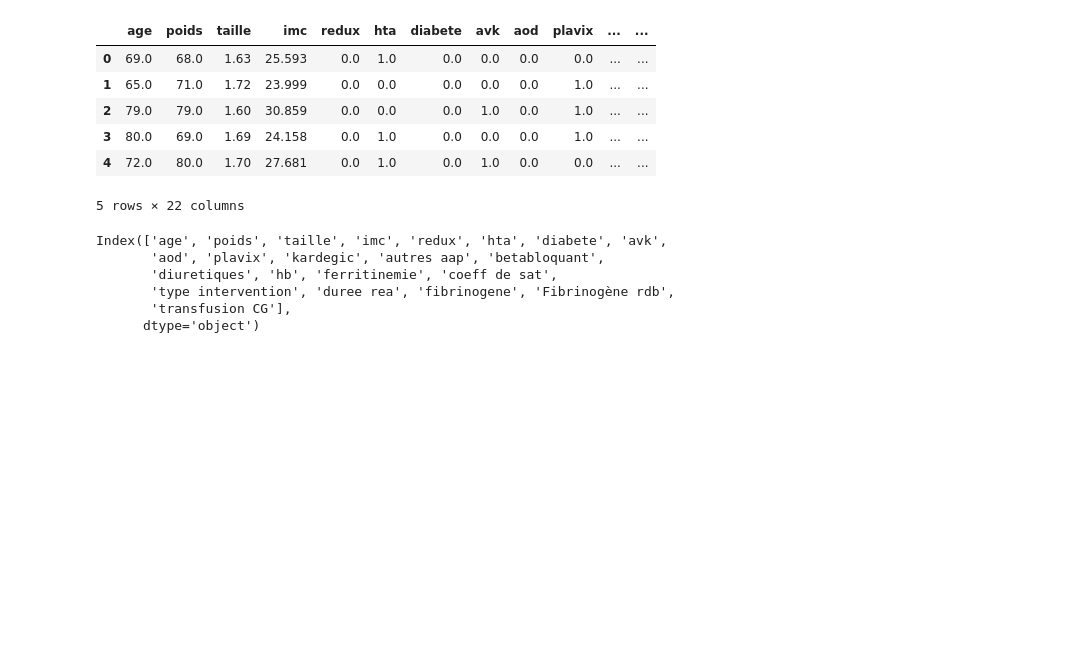
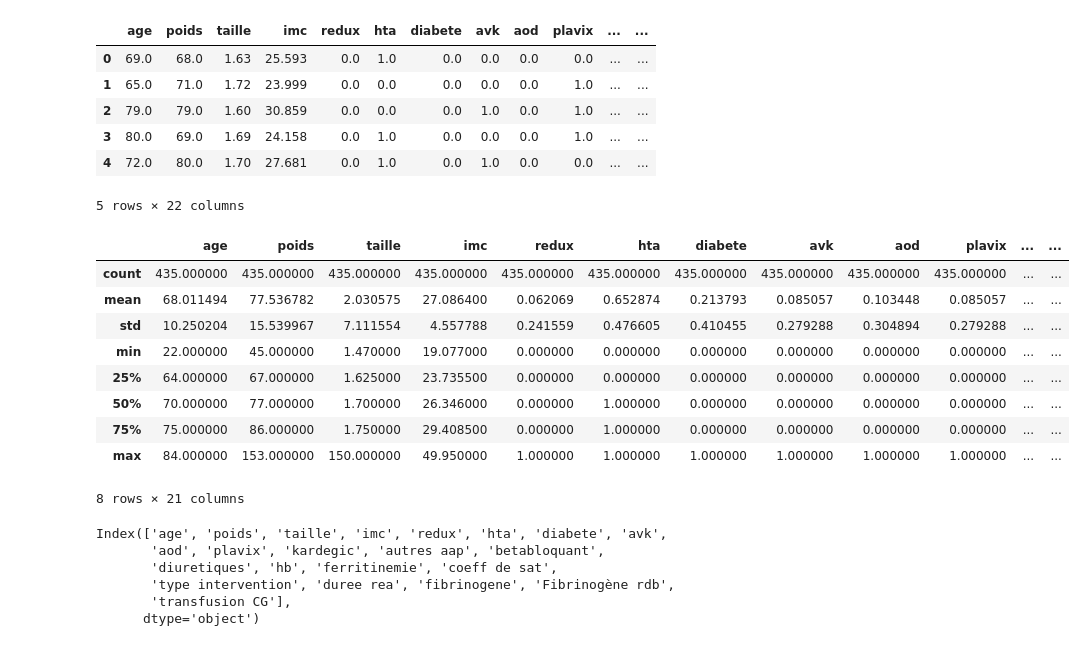
Before and after one commit to sophiayazzourh/Projet_Innovation_Recherche, a Jupyter notebook: U_Shape_and_Variable_selection.ipynb, the cells around one changed output. Drawn from its saved outputs; the diff is of its cells as text; code cells hidden in the pictures; blank space fills up the shorter version.

```diff
--- a/U_Shape_and_Variable_selection.ipynb
+++ b/U_Shape_and_Variable_selection.ipynb
@@ -28,6 +30,19 @@ data.head()
 | 3 | 80.0 | 69.0 | 1.69 | 24.158 | 0.0 | 1.0 | 0.0 | 0.0 | 0.0 | 1.0 | ... | ... |
 | 4 | 72.0 | 80.0 | 1.70 | 27.681 | 0.0 | 1.0 | 0.0 | 1.0 | 0.0 | 0.0 | ... | ... |
 5 rows × 22 columns
+# %%
+data.describe()
+# %% [output]
+|  | age | poids | taille | imc | redux | hta | diabete | avk | aod | plavix | ... | ... |
+| count | 435.000000 | 435.000000 | 435.000000 | 435.000000 | 435.000000 | 435.000000 | 435.000000 | 435.000000 | 435.000000 | 435.000000 | ... | ... |
+| mean | 68.011494 | 77.536782 | 2.030575 | 27.086400 | 0.062069 | 0.652874 | 0.213793 | 0.085057 | 0.103448 | 0.085057 | ... | ... |
+| std | 10.250204 | 15.539967 | 7.111554 | 4.557788 | 0.241559 | 0.476605 | 0.410455 | 0.279288 | 0.304894 | 0.279288 | ... | ... |
+| min | 22.000000 | 45.000000 | 1.470000 | 19.077000 | 0.000000 | 0.000000 | 0.000000 | 0.000000 | 0.000000 | 0.000000 | ... | ... |
+| 25% | 64.000000 | 67.000000 | 1.625000 | 23.735500 | 0.000000 | 0.000000 | 0.000000 | 0.000000 | 0.000000 | 0.000000 | ... | ... |
+| 50% | 70.000000 | 77.000000 | 1.700000 | 26.346000 | 0.000000 | 1.000000 | 0.000000 | 0.000000 | 0.000000 | 0.000000 | ... | ... |
+| 75% | 75.000000 | 86.000000 | 1.750000 | 29.408500 | 0.000000 | 1.000000 | 0.000000 | 0.000000 | 0.000000 | 0.000000 | ... | ... |
+| max | 84.000000 | 153.000000 | 150.000000 | 49.950000 | 1.000000 | 1.000000 | 1.000000 | 1.000000 | 1.000000 | 1.000000 | ... | ... |
+8 rows × 21 columns
 # %%
 print(data.columns)
 len(data.columns)
```
Also changed, not shown: parts of 38 cells of this notebook, 1 other file.
